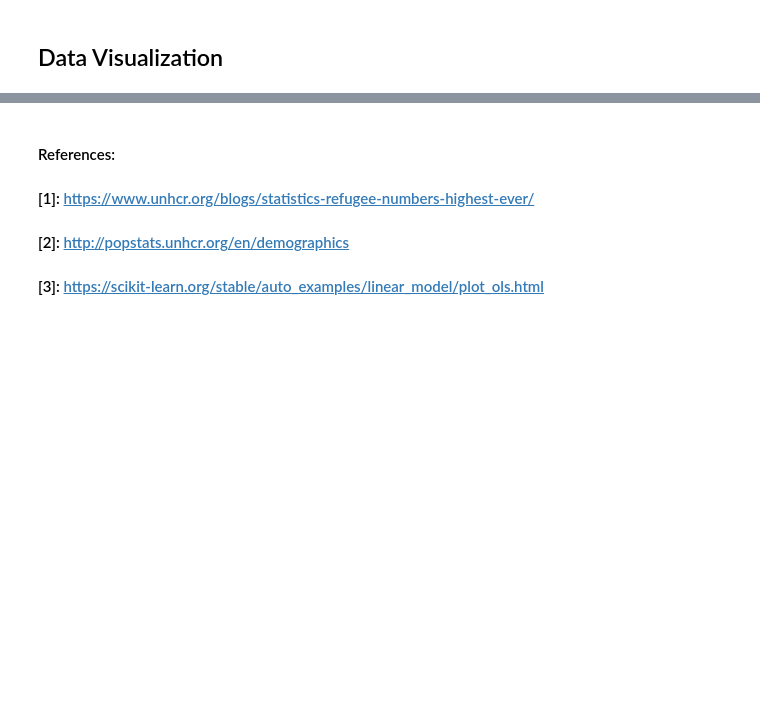
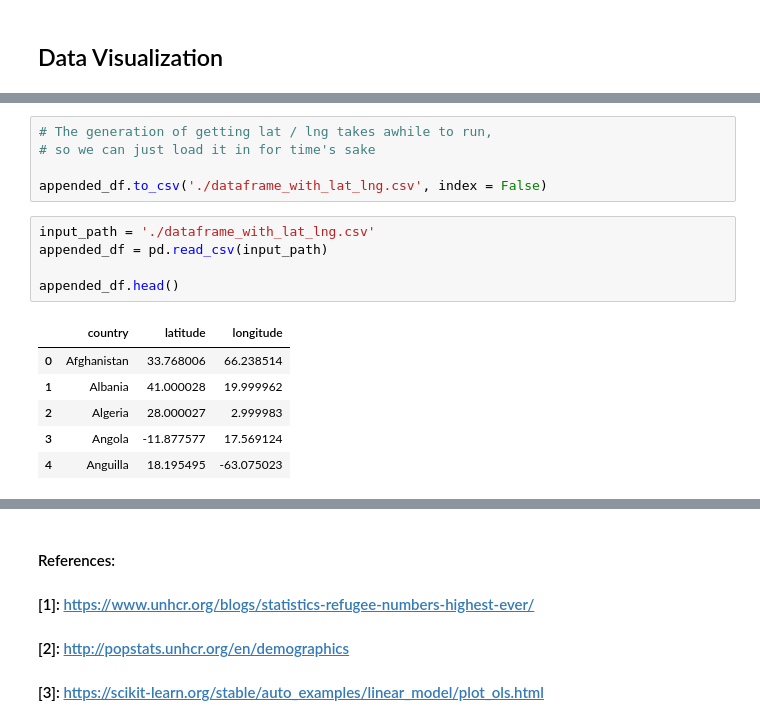
Before and after one commit to Miagong777/unhcr_displaced_demographics, a Jupyter notebook: Refugee_Project.ipynb, the cells around one changed output, grey strips where cells are left out. Cells and saved outputs as stored; diff of their text form; blank space fills up the shorter version.

```diff
--- a/Refugee_Project.ipynb
+++ b/Refugee_Project.ipynb
@@ -268,0 +345,17 @@ The total number of displaced people in 2030 will be 500079
+# %%
+# The generation of getting lat / lng takes awhile to run,
+# so we can just load it in for time's sake
+
+appended_df.to_csv('./dataframe_with_lat_lng.csv', index = False)
+# %%
+input_path = './dataframe_with_lat_lng.csv'
+appended_df = pd.read_csv(input_path)
+
+appended_df.head()
+# %% [output]
+|  | country | latitude | longitude |
+| 0 | Afghanistan | 33.768006 | 66.238514 |
+| 1 | Albania | 41.000028 | 19.999962 |
+| 2 | Algeria | 28.000027 | 2.999983 |
+| 3 | Angola | -11.877577 | 17.569124 |
+| 4 | Anguilla | 18.195495 | -63.075023 |
```
Also changed, not shown: parts of 10 cells of this notebook.
